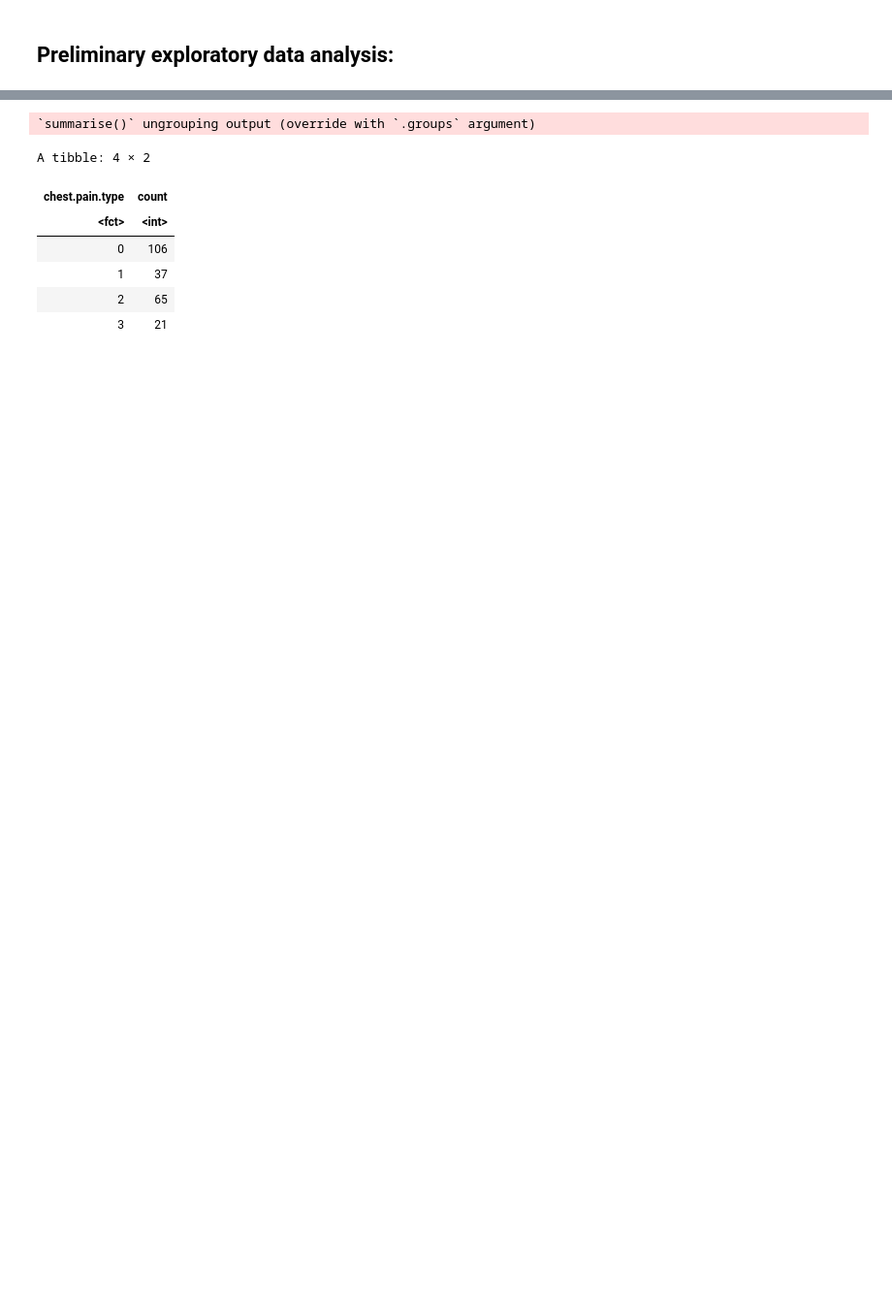
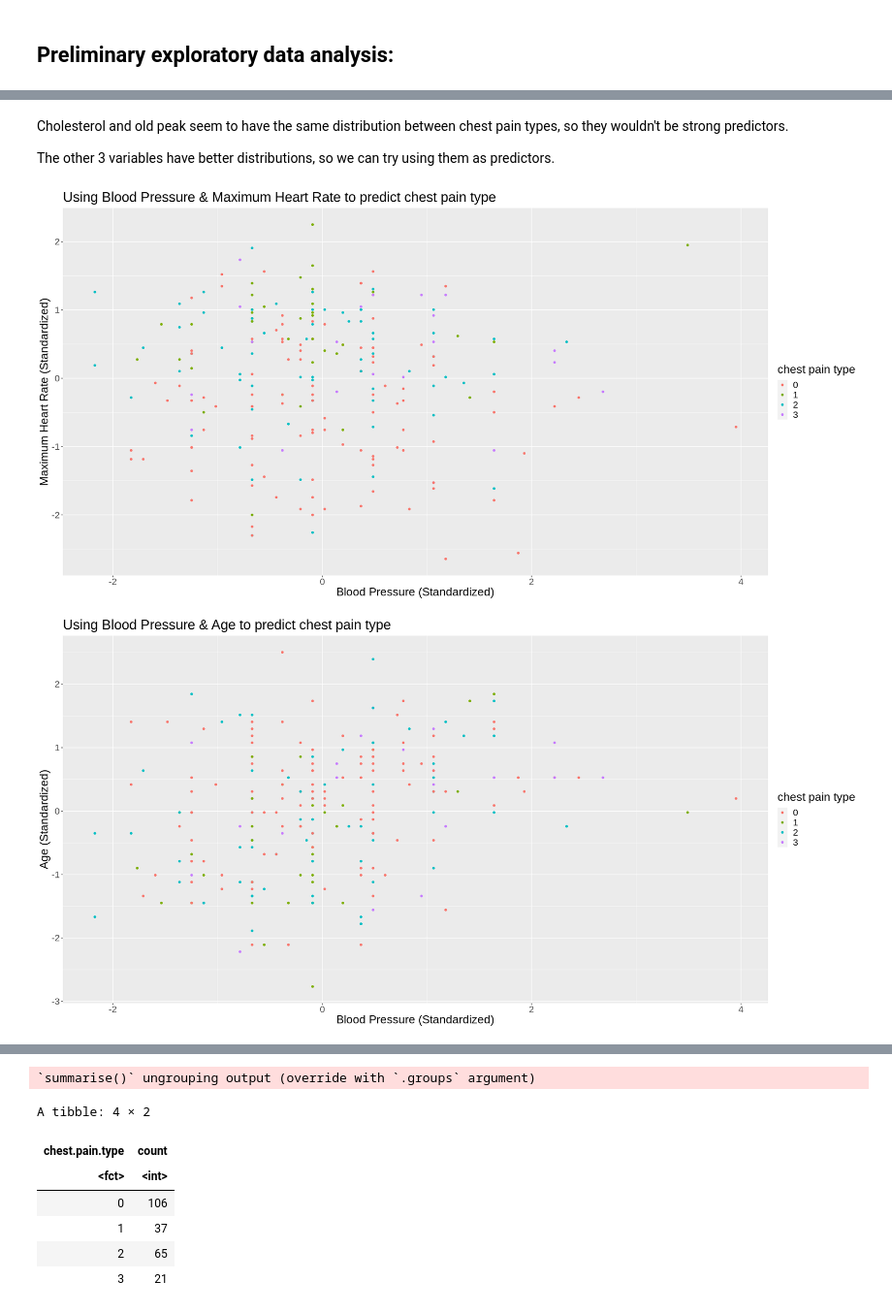
Before and after one commit to AlexLuo602/group26v2, a Jupyter notebook: Proposal.ipynb, the cells around one changed output, grey strips where cells are left out. Shown: that part at 97% size. Saved outputs shown, nothing was run; the diff lists cells and outputs as text; code cells hidden in the pictures; blank space fills up the shorter version.

```diff
--- a/Proposal.ipynb
+++ b/Proposal.ipynb
@@ -136,0 +234,52 @@ Looking at this plot, it seems that there isn't a clear
+# %% [markdown]
+Cholesterol and old peak seem to have the same distribution between chest pain types, so they wouldn't be strong predictors.
+
+The other 3 variables have better distributions, so we can try using them as predictors.
+# %%
+# Created a plot with the standardized predictors in the axes and colored using chest pain type.
+
+options(repr.plot.width = 20, repr.plot.height = 10)
+
+heart_recipe <- recipe(chest.pain.type ~ thalachh + age + trtbps, data = heart_train) %>%
+    step_scale(all_predictors()) %>%
+    step_center(all_predictors()) %>%
+    prep() %>%
+    bake(heart_train)
+
+plot_trtbps_thalachh <- heart_recipe %>%
+ggplot(aes(x=trtbps, y= thalachh, colour= chest.pain.type))+
+    geom_point()+
+    labs(x= "Blood Pressure (Standardized)", y= "Maximum Heart Rate (Standardized)",
+         colour="chest pain type")+
+    ggtitle("Using Blood Pressure & Maximum Heart Rate to predict chest pain type")+
+    theme(text=element_text(size=20))
+
+
+
+plot_trtbps_age <- heart_recipe %>%
+ggplot(aes(x=trtbps, y= age, colour= chest.pain.type))+
+    geom_point()+
+    labs(x= "Blood Pressure (Standardized)", y= "Age (Standardized)",
+         colour="chest pain type")+
+    ggtitle("Using Blood Pressure & Age to predict chest pain type")+
+    theme(text=element_text(size=20))
+
+plot_thalachh_age <- heart_recipe %>%
+ggplot(aes(x=thalachh, y= age, colour= chest.pain.type))+
+    geom_point()+
+    labs(x= "Maximum Heart Rate (Standardized)", y= "Age (Standardized)",
+         colour="chest pain type")+
+    ggtitle("Using Maximum Heart Rate & Age to predict chest pain type")+
+    theme(text=element_text(size=20))
+
+plot_trtbps_thalachh
+
+plot_trtbps_age
+
+plot_thalachh_age
+
+# Since this model is not 100% accurate, if the symptoms continue to get worse, then a professional diagnosis at hospital is required.
+# This is only an unprofessional, first stepped analysis, therefore cannot be treated as final report.
+# %% [output]
+[figure, added]
+[figure, added]
```
Also changed, not shown: parts of 26 cells of this notebook.
